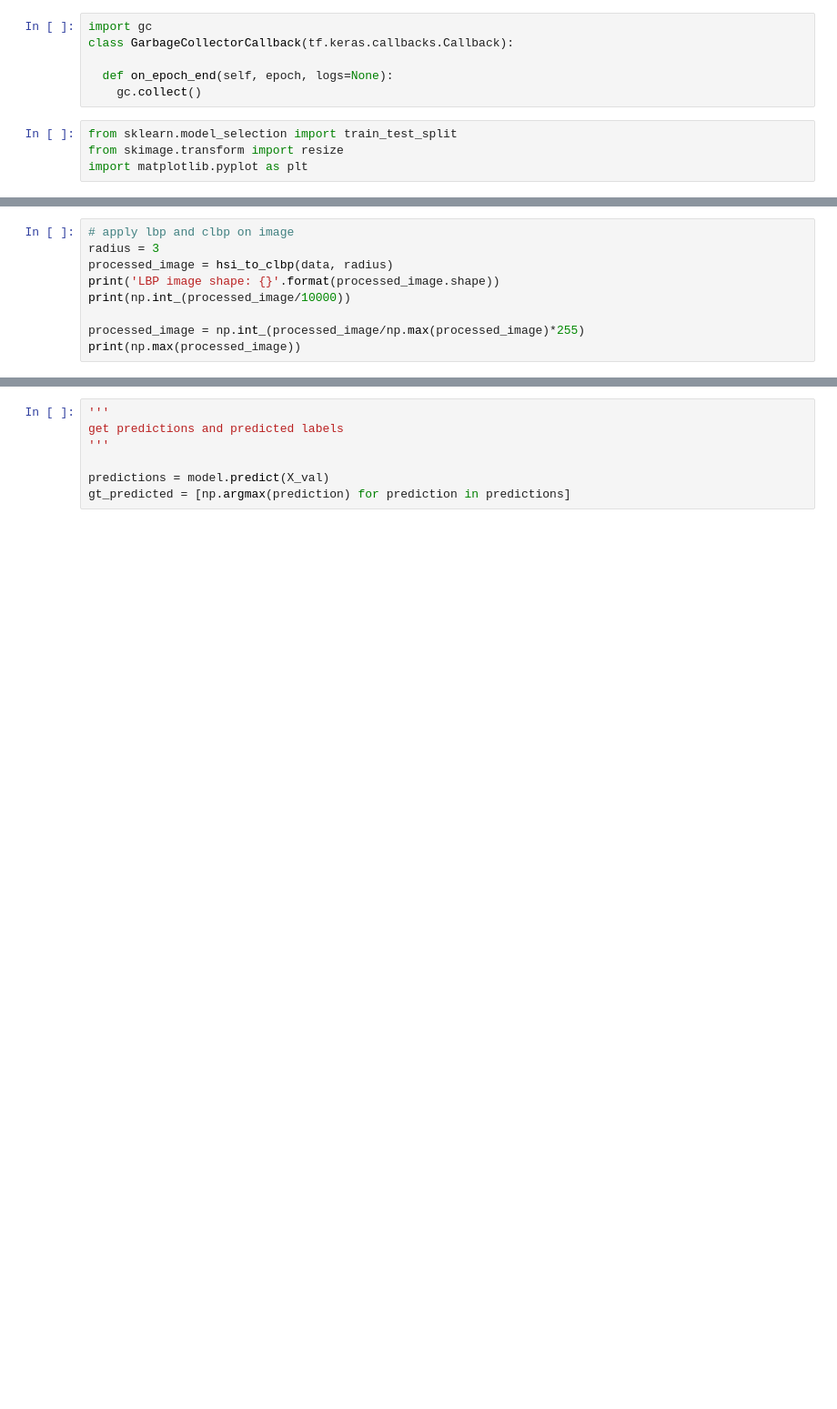
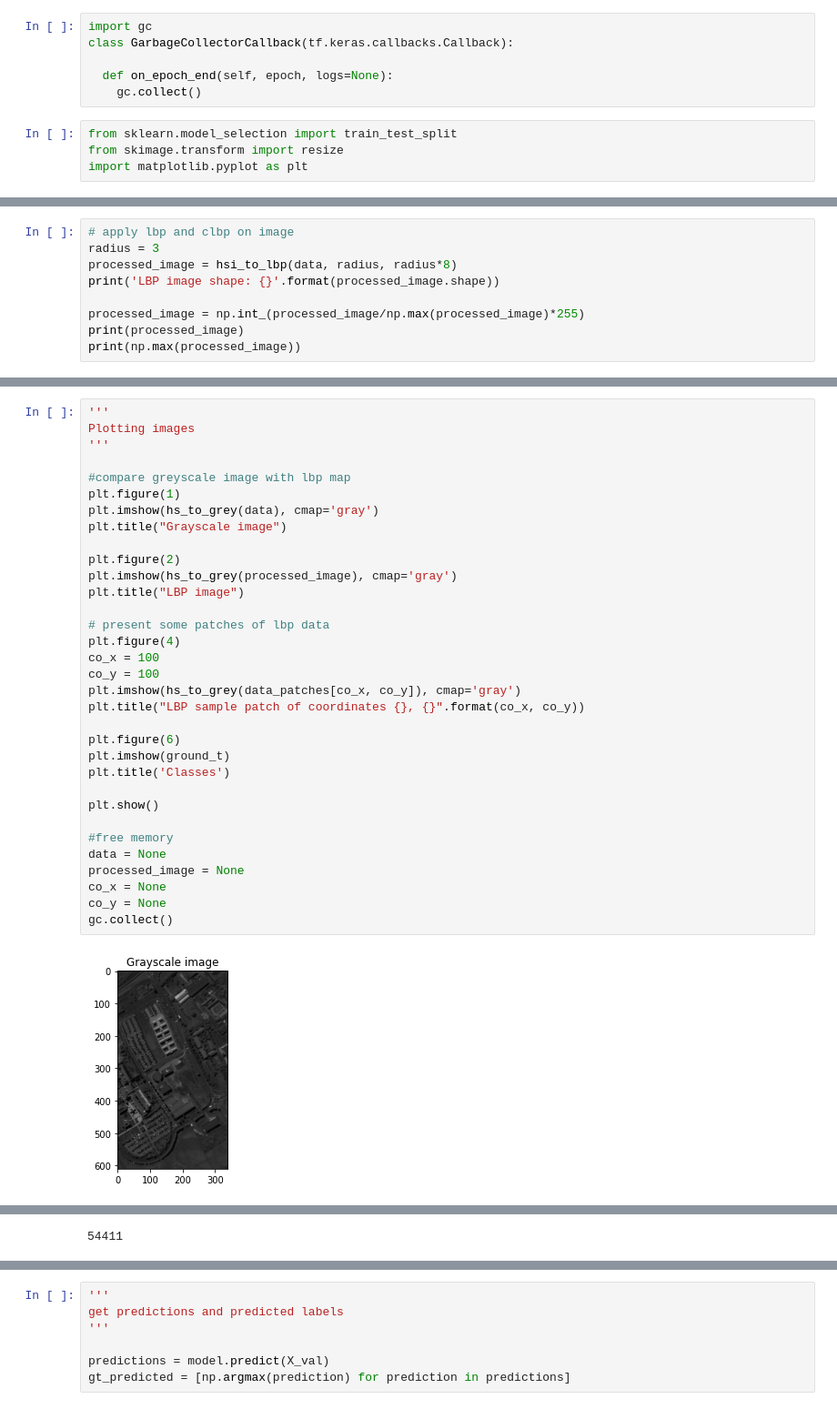
Before and after one commit to KubaSiwiec/hsi_spatial_spectral, a Jupyter notebook: hsi_lstm.ipynb, the cells around one changed output, grey strips where cells are left out. Shown at 91% size. Cells and saved outputs as stored; diff of their text form; blank space fills up the shorter version.

```diff
--- a/hsi_lstm.ipynb
+++ b/hsi_lstm.ipynb
@@ -213,9 +237,9 @@ Index of maximum value: (11, 107, 58)
 # %%
 # apply lbp and clbp on image
 radius = 3
-processed_image = hsi_to_clbp(data, radius)
+processed_image = hsi_to_lbp(data, radius, radius*8)
 print('LBP image shape: {}'.format(processed_image.shape))
-print(np.int_(processed_image/10000))
 
 processed_image = np.int_(processed_image/np.max(processed_image)*255)
+print(processed_image)
 print(np.max(processed_image))
@@ -226,0 +271,35 @@ print('LBP patches shape: {}'.format(data_patches.shape))
+# %%
+'''
+Plotting images
+'''
+
+#compare greyscale image with lbp map
+plt.figure(1)
+plt.imshow(hs_to_grey(data), cmap='gray')
+plt.title("Grayscale image")
+
+plt.figure(2)
+plt.imshow(hs_to_grey(processed_image), cmap='gray')
+plt.title("LBP image")
+
+# present some patches of lbp data
+plt.figure(4)
+co_x = 100
+co_y = 100
+plt.imshow(hs_to_grey(data_patches[co_x, co_y]), cmap='gray')
+plt.title("LBP sample patch of coordinates {}, {}".format(co_x, co_y))
+
+plt.figure(6)
+plt.imshow(ground_t)
+plt.title('Classes')
+
+plt.show()
+
+#free memory
+data = None
+processed_image = None
+co_x = None
+co_y = None
+gc.collect()
+# %% [output]
+[figure, added]
@@ -227,3 +309,4 @@ print('LBP patches shape: {}'.format(data_patches.shape))
+54411
 # %%
 '''
 Save patches and ground truth into arrays
```
Also changed, not shown: parts of 13 cells of this notebook.
